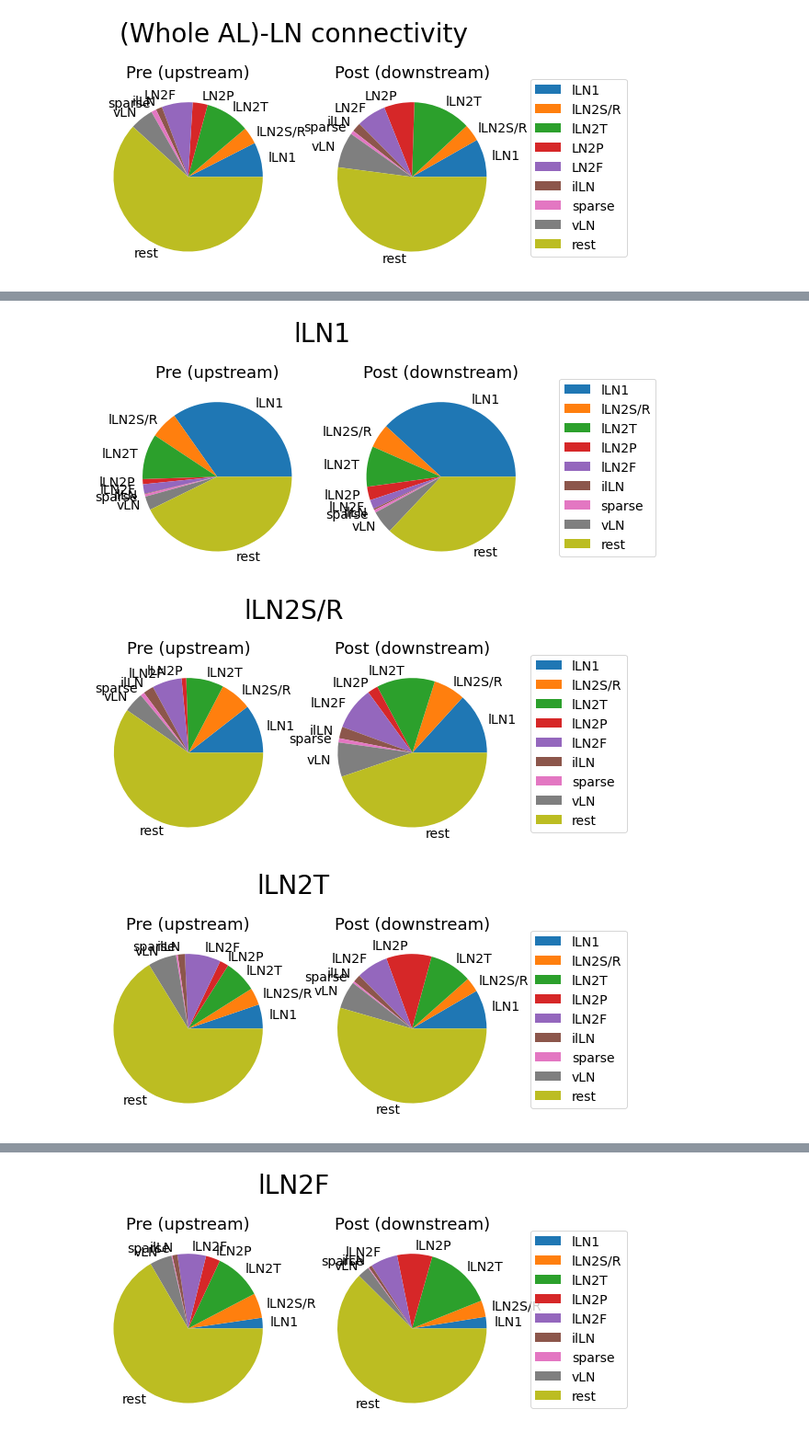
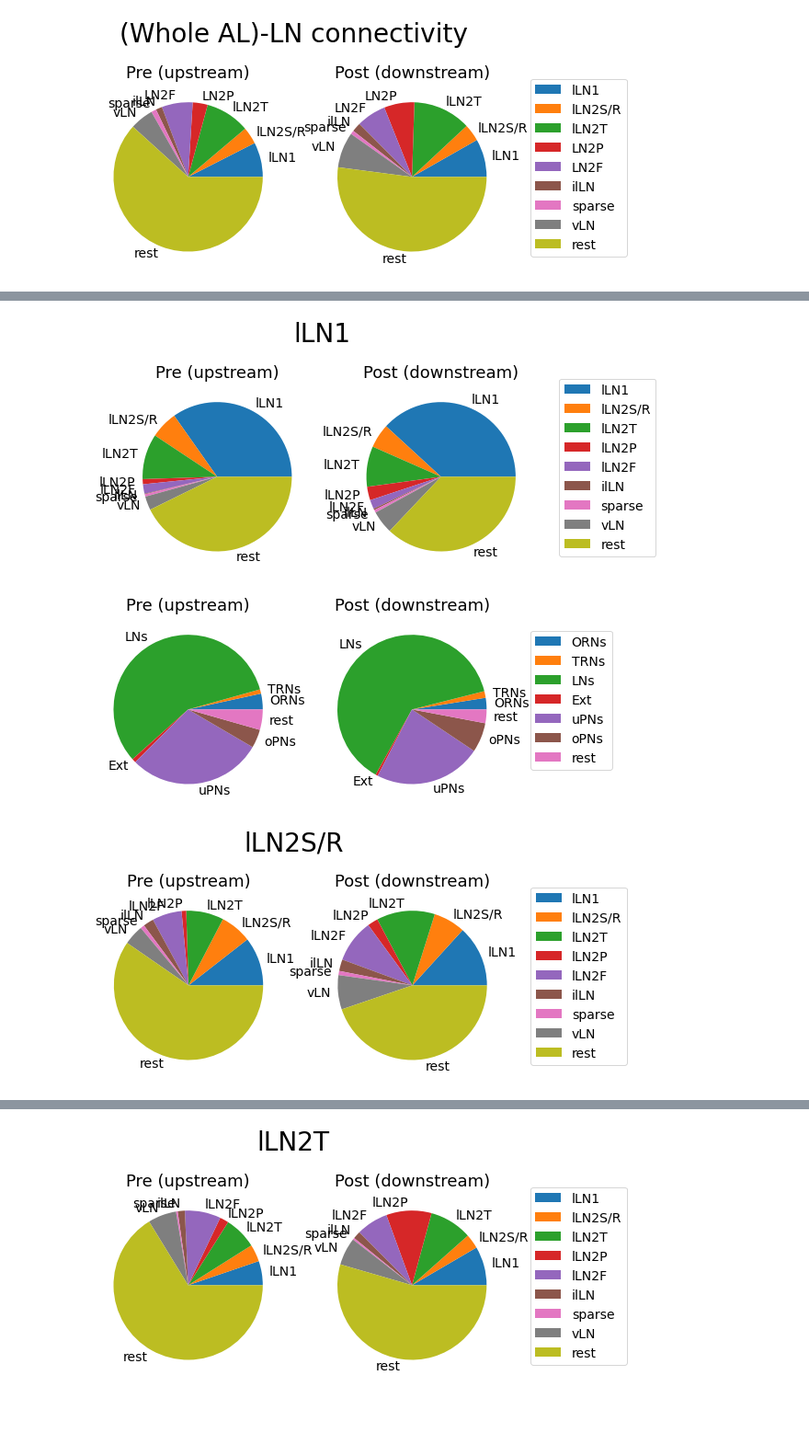
Before and after one commit to AsaBarthMaron/hemibrain_analysis, a Jupyter notebook: 2020_05_28_extrinsic_LN_connectivity.ipynb, the cells around one changed output, grey strips where cells are left out. Shown at 92% size. Drawn from its saved outputs; the diff is of its cells as text; code cells hidden in the pictures; blank space fills up the shorter version.

```diff
--- a/2020_05_28_extrinsic_LN_connectivity.ipynb
+++ b/2020_05_28_extrinsic_LN_connectivity.ipynb
@@ -78,7 +83,7 @@ class Adjacency:
     plt.xticks(np.arange(mat.shape[1]), mat.columns, fontsize=11)
     plt.yticks(np.arange(mat.shape[0]), mat.index, fontsize=14)
 
-  def piechart(self, bids, type_bids, ROW_COL ='both', MERGE_REST = True):
+  def piechart(self, bids, type_bids, second_bids = None, ROW_COL ='both', MERGE_REST = True):
     # TODO: make ROW_COL (pre/post) an optional functionality.
     fig, axs = plt.subplots(1, 2)
 
@@ -417,18 +431,0 @@ for bid in type_bids['ilLN']:
-# %%
-# Breakdown of 'ilLN' connections by AL type
-# TODO: add back other ilLN types (were not included in 'LNs')
-adj = Adjacency(mat)
-LNs.index = LNs['Wilson_morphology']
-type_bids = {
-    'ORNs':orn_bids,
-    'TRNs':trn_bids,
-    'LNs':ln_bids,
-    'Ext':ext_bids,
-    'uPNs':uPN_bids,
-    'oPNs':oPN_bids
-}
-
-for bid in LNs['AL Local Neurons'].loc['gLN'].astype(int):
-  fig, axs = adj.piechart(bid, type_bids)
-  LNs.index = LNs['AL Local Neurons'].astype(int)
-  fig.suptitle(LNs['Final modification'].loc[bid] + ' - ' + str(bid))
@@ -438,21 +432,31 @@ for bid in LNs['AL Local Neurons'].loc['gLN'].astype(int):
 # %%
-# Breakdown of LN types by LN type
+#@title Breakdown of LN types by LN and AL connectivity
 adj = Adjacency(mat)
 LNs.index = LNs['Wilson_morphology']
-type_bids = {
+ln_type_bids = {
     'lLN1':LNs['AL Local Neurons'].loc['Y'].astype(int),
     'lLN2S/R':LNs['AL Local Neurons'].loc['TS'].astype(int),
     'lLN2T':LNs['AL Local Neurons'].loc['PL'].astype(int),
     'lLN2P':LNs['AL Local Neurons'].loc['P'].astype(int),
     'lLN2F':LNs['AL Local Neurons'].loc['D'].astype(int),
     'ilLN':LNs['AL Local Neurons'].loc['gLN'].astype(int),
     'sparse':LNs['AL Local Neurons'].loc['sparse'].astype(int),
     'vLN':LNs['AL Local Neurons'].loc['vLN'].astype(int),
 }
-for key in type_bids.keys():
-  fig, axs = adj.piechart(type_bids[key], type_bids)
+type_bids = {
+    'ORNs':orn_bids,
+    'TRNs':trn_bids,
+    'LNs':ln_bids,
+    'Ext':ext_bids,
+    'uPNs':uPN_bids,
+    'oPNs':oPN_bids
+}
+for key in ln_type_bids.keys():
+
+  fig, axs = adj.piechart(ln_type_bids[key], ln_type_bids)
+  fig1, axs1 = adj.piechart(ln_type_bids[key], type_bids)
   fig.suptitle(key)
 # %% [output]
 [figure]
-[figure, old version]
+[figure, new version]
-[figure, old version]
+[figure, new version]
@@ -460 +464 @@ for key in type_bids.keys():
-[figure, old version]
+[figure, new version]
```
Also changed, not shown: parts of 14 cells of this notebook.
